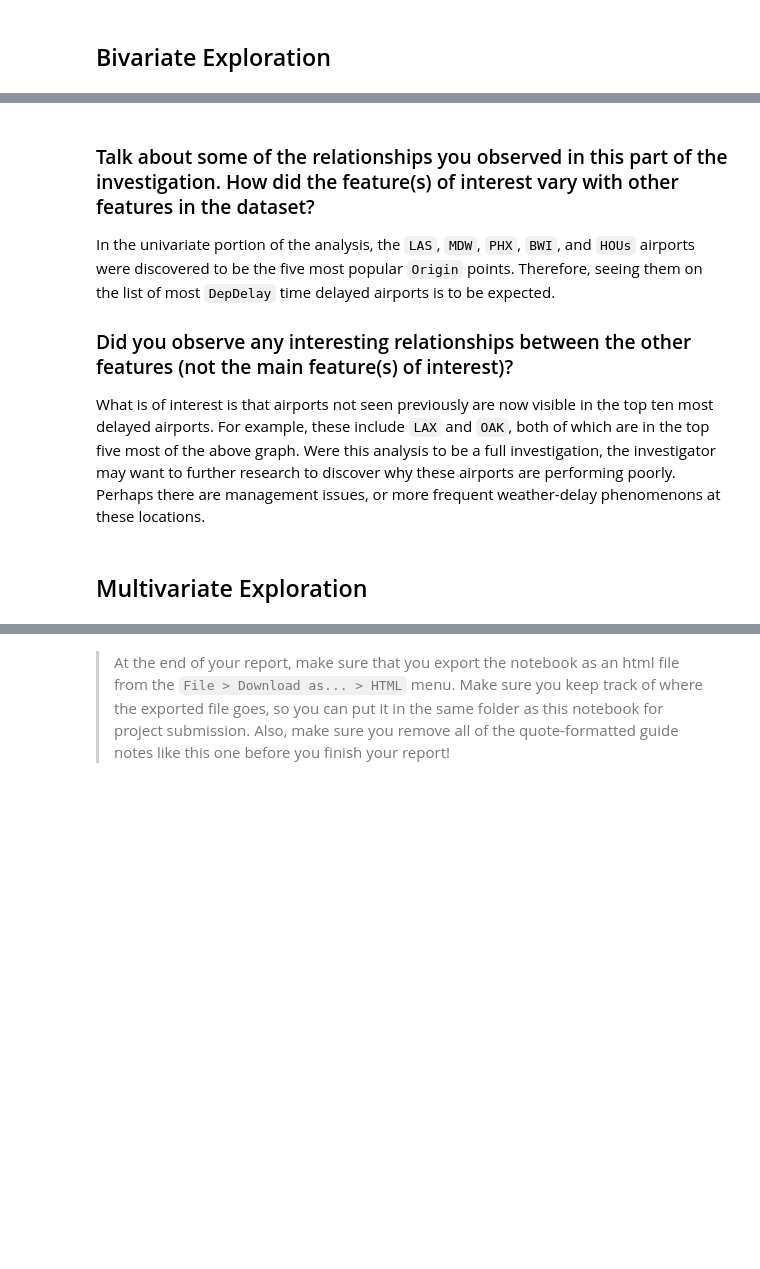
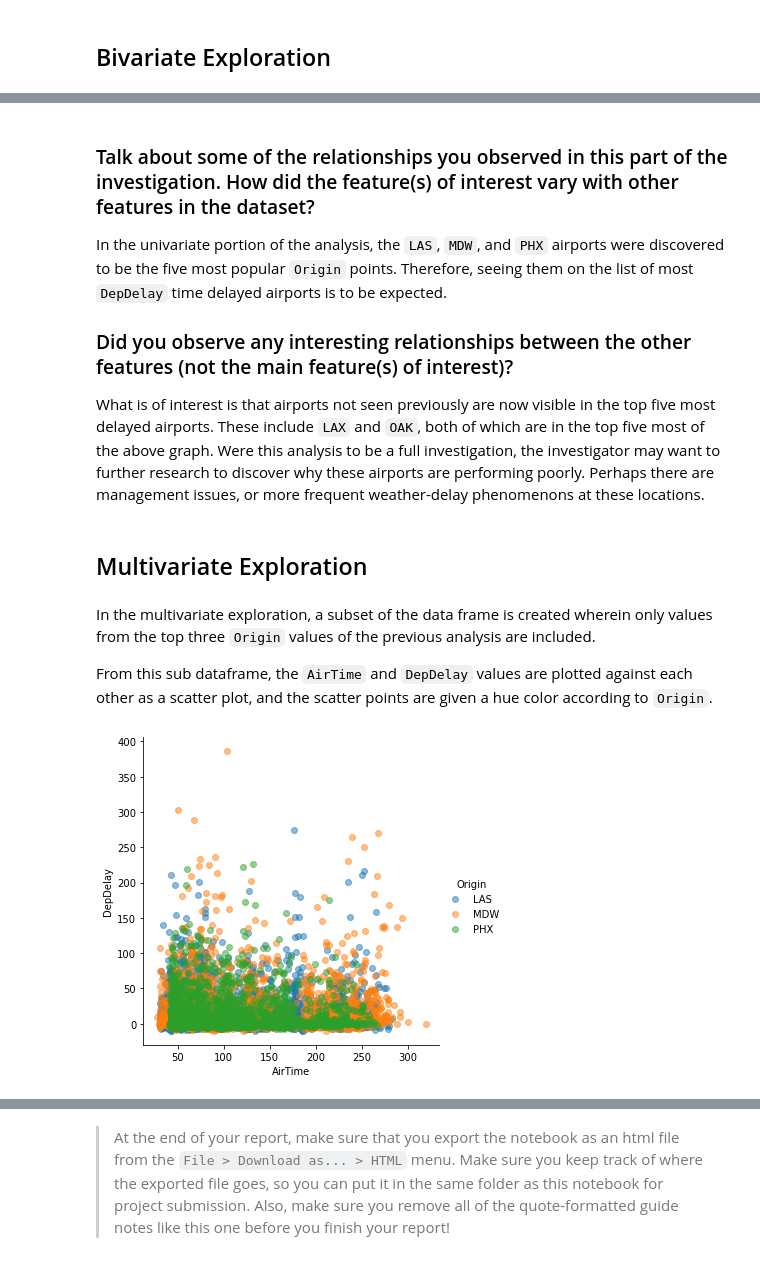
Before and after one commit to blue-santa/udacity-data-analytics, a Jupyter notebook: 05-Project/02-project/exploration_template.ipynb, the cells around one changed output, grey strips where cells are left out. Drawn from its saved outputs; the diff is of its cells as text; code cells hidden in the pictures; blank space fills up the shorter version.

Commit message:
develop project 5 thru multivariate analysis

```diff
--- a/05-Project/02-project/exploration_template.ipynb
+++ b/05-Project/02-project/exploration_template.ipynb
@@ -387,13 +382,25 @@ Closely following behind are the `MDW`, `PHX`, `LAX`, `OAK`, `BWI`, `SAN`, `HOU`
 # %% [markdown]
 ### Talk about some of the relationships you observed in this part of the investigation. How did the feature(s) of interest vary with other features in the dataset?
 
-In the univariate portion of the analysis, the `LAS`, `MDW`, `PHX`, `BWI`, and `HOUs` airports were discovered to be the five most popular `Origin` points. Therefore, seeing them on the list of most `DepDelay` time delayed airports is to be expected.
+In the univariate portion of the analysis, the `LAS`, `MDW`, and `PHX` airports were discovered to be the five most popular `Origin` points. Therefore, seeing them on the list of most `DepDelay` time delayed airports is to be expected.
 
 ### Did you observe any interesting relationships between the other features (not the main feature(s) of interest)?
 
-What is of interest is that airports not seen previously are now visible in the top ten most delayed airports. For example, these include `LAX` and `OAK`, both of which are in the top five most of the above graph. Were this analysis to be a full investigation, the investigator may want to further research to discover why these airports are performing poorly. Perhaps there are management issues, or more frequent weather-delay phenomenons at these locations.
+What is of interest is that airports not seen previously are now visible in the top five most delayed airports. These include `LAX` and `OAK`, both of which are in the top five most of the above graph. Were this analysis to be a full investigation, the investigator may want to further research to discover why these airports are performing poorly. Perhaps there are management issues, or more frequent weather-delay phenomenons at these locations.
 # %% [markdown]
 ## Multivariate Exploration
+# %% [markdown]
+In the multivariate exploration, a subset of the data frame is created wherein only values from the top three `Origin` values of the previous analysis are included.
+
+From this sub dataframe, the `AirTime` and `DepDelay` values are plotted against each other as a scatter plot, and the scatter points are given a hue color according to `Origin`.
+# %%
+df_sub = df_clean[df_clean['Origin'].isin(top_five.index[:3])].copy()
+# %%
+m = sb.FacetGrid(data = df_sub, hue='Origin', height=5);
+m.map(plt.scatter, 'AirTime', 'DepDelay', alpha=0.5);
+m.add_legend();
+# %% [output]
+[figure, added]
 # %% [markdown]
 ### Talk about some of the relationships you observed in this part of the investigation. Were there features that strengthened each other in terms of looking at your feature(s) of interest?
 
```
Also changed, not shown: parts of 4 cells of this notebook.
